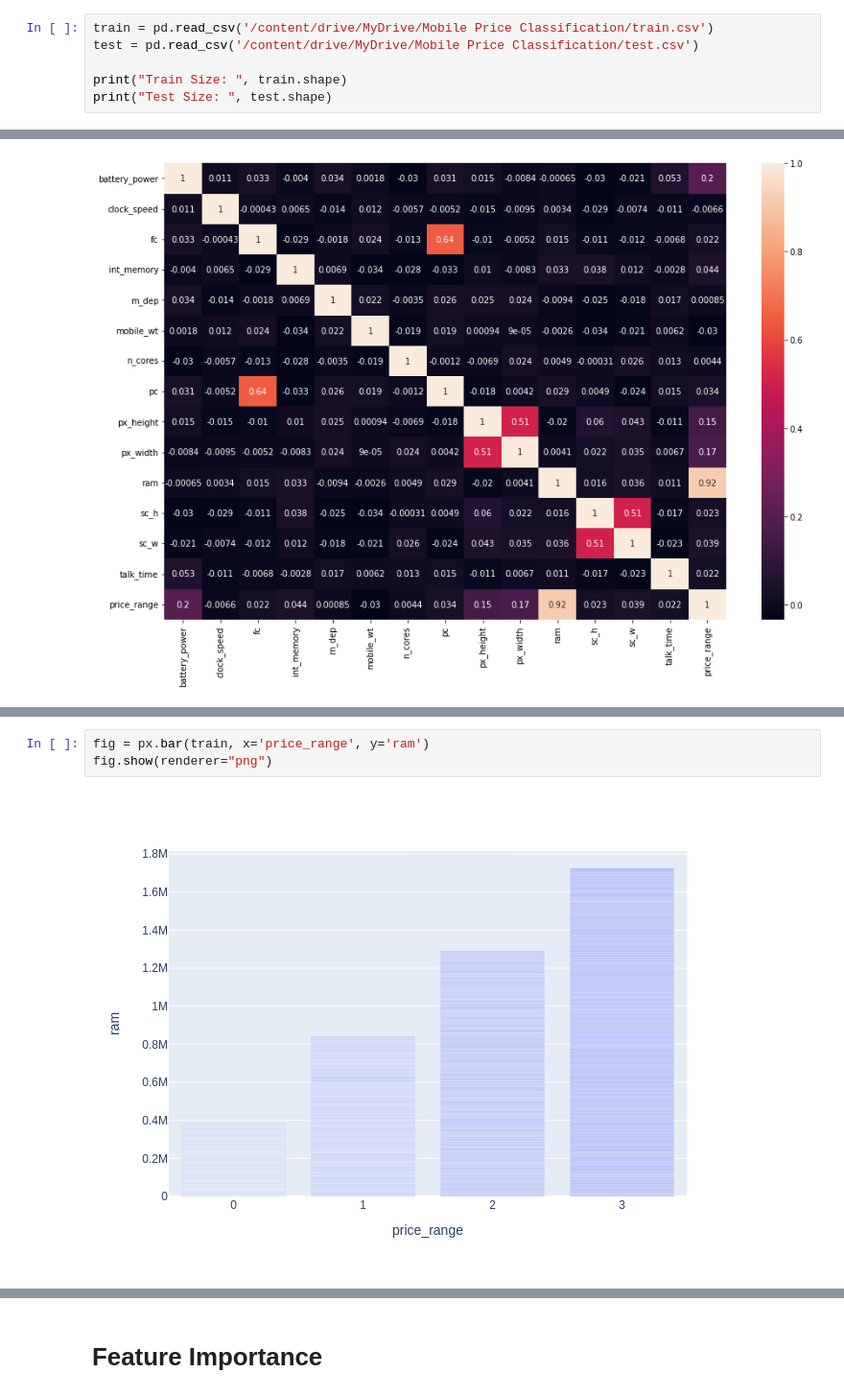
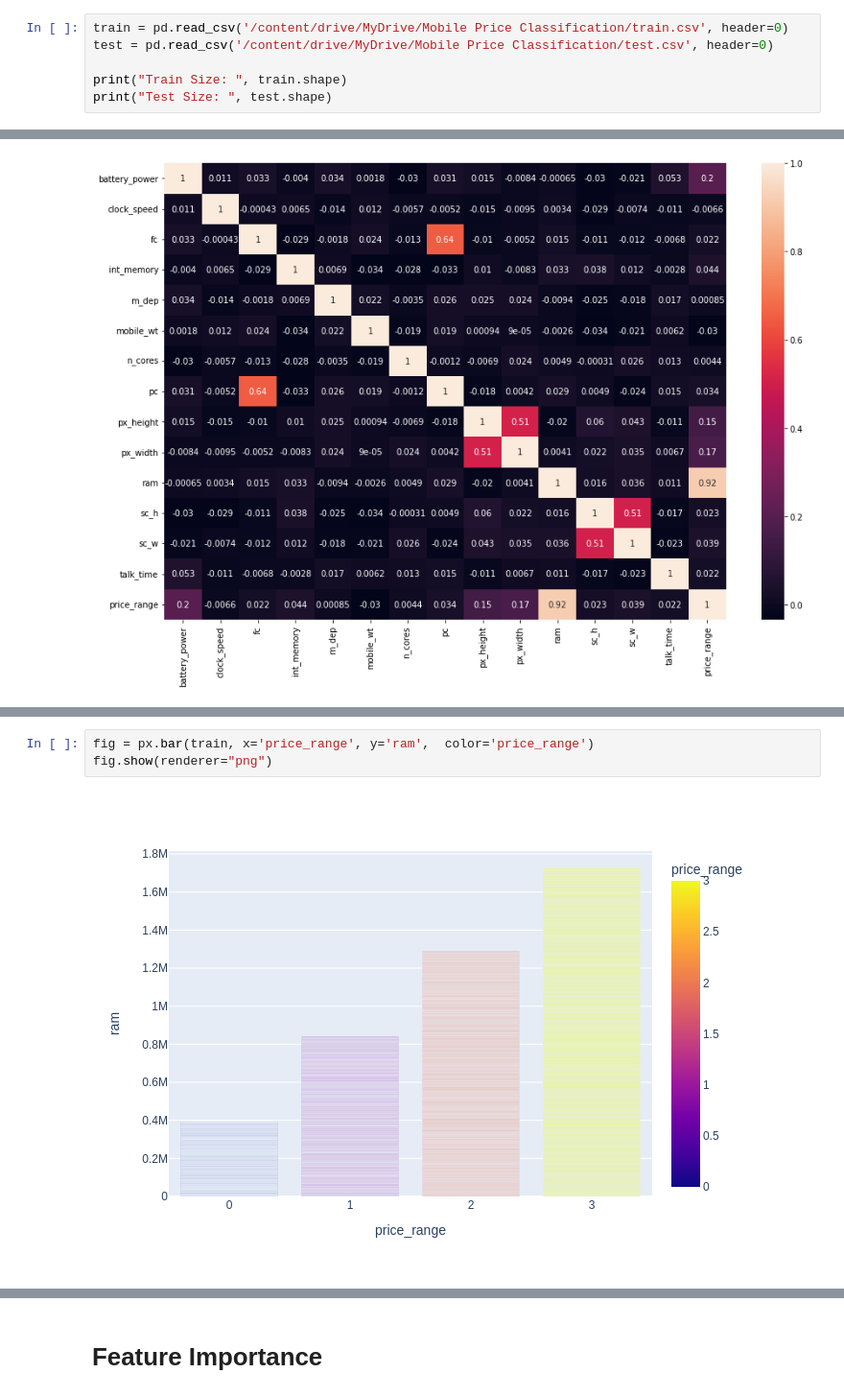
Before and after one commit to TatKhachatryan/Classification-Project, a Jupyter notebook: Mobile_Price_Classification.ipynb, the cells around one changed output, grey strips where cells are left out. Shown: that part at 96% size. Drawn from its saved outputs; the diff is of its cells as text.

```diff
--- a/Mobile_Price_Classification.ipynb
+++ b/Mobile_Price_Classification.ipynb
@@ -23,8 +25,8 @@ from sklearn.ensemble import RandomForestRegressor, RandomForestClassifier
 import warnings
 warnings.filterwarnings('ignore')
 # %%
-train = pd.read_csv('/content/drive/MyDrive/Mobile Price Classification/train.csv')
-test = pd.read_csv('/content/drive/MyDrive/Mobile Price Classification/test.csv')
+train = pd.read_csv('/content/drive/MyDrive/Mobile Price Classification/train.csv', header=0)
+test = pd.read_csv('/content/drive/MyDrive/Mobile Price Classification/test.csv', header=0)
 
 print("Train Size: ", train.shape)
 print("Test Size: ", test.shape)
@@ -98,5 +109,5 @@ plt.show()
 # %%
-fig = px.bar(train, x='price_range', y='ram')
+fig = px.bar(train, x='price_range', y='ram',  color='price_range')
 fig.show(renderer="png")
 # %% [output]
-[figure, old version]
+[figure, new version]
```
Also changed, not shown: parts of 9 cells of this notebook.
